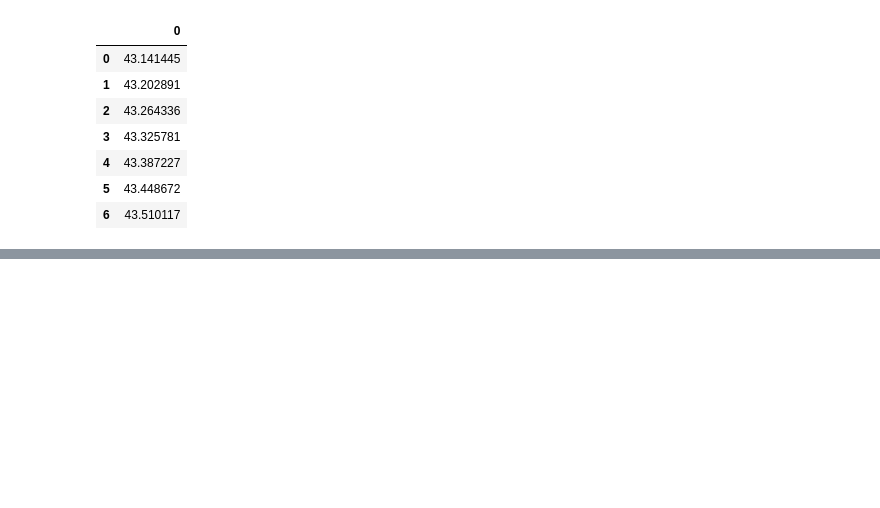
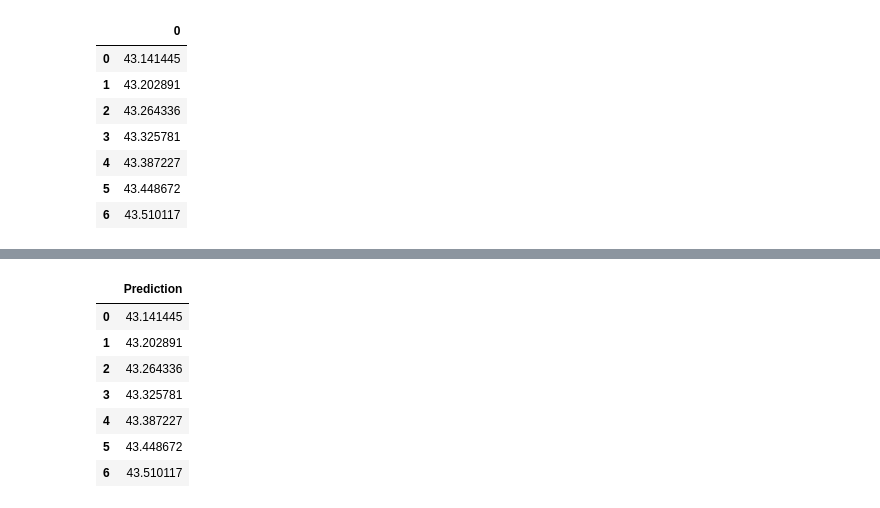
Before and after one commit to KonradKomor/Carbios-ARIMA-stock-price-prediction, a Jupyter notebook: Carbios.ipynb, the cells around one changed output, grey strips where cells are left out. Cells and saved outputs as stored; diff of their text form; code cells hidden in the pictures; blank space fills up the shorter version.

```diff
--- a/Carbios.ipynb
+++ b/Carbios.ipynb
@@ -297,0 +317,11 @@ prediction
+# %%
+prediction
+# %% [output]
+|  | Prediction |
+| 0 | 43.141445 |
+| 1 | 43.202891 |
+| 2 | 43.264336 |
+| 3 | 43.325781 |
+| 4 | 43.387227 |
+| 5 | 43.448672 |
+| 6 | 43.510117 |
```
Also changed, not shown: parts of 5 cells of this notebook.
